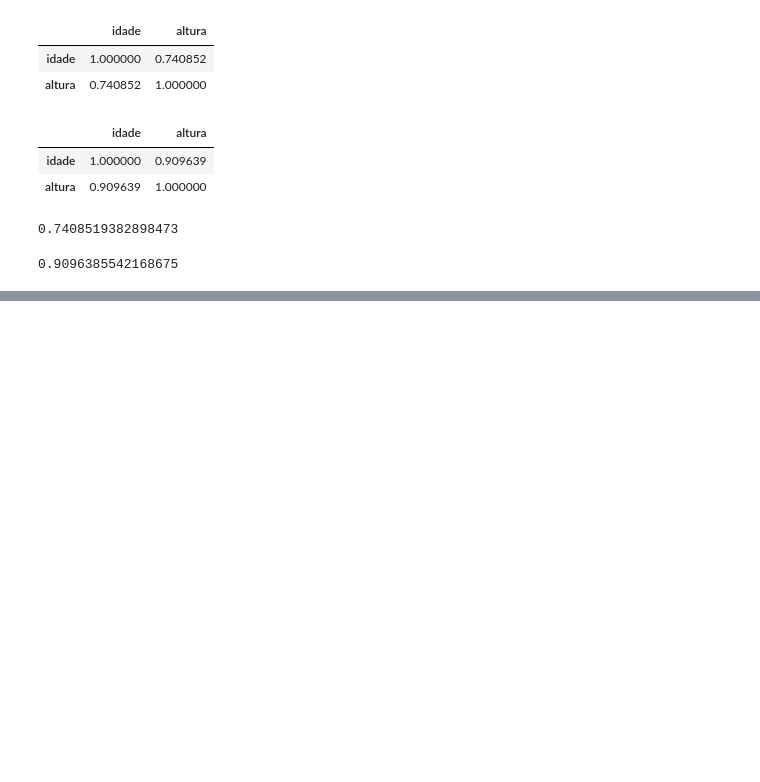
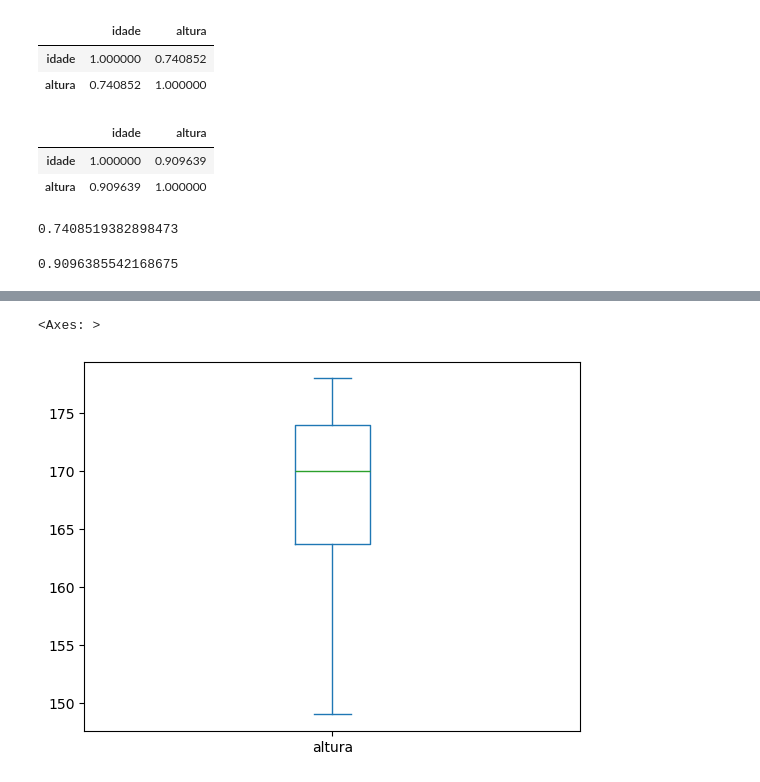
Before and after one commit to JaynneLino/pandas_course_Udemy, a Jupyter notebook: estatistica/estatistica.ipynb, the cells around one changed output, grey strips where cells are left out. Saved outputs shown, nothing was run; the diff lists cells and outputs as text; code cells hidden in the pictures; blank space fills up the shorter version.

```diff
--- a/estatistica/estatistica.ipynb
+++ b/estatistica/estatistica.ipynb
@@ -207,0 +228,5 @@ df["altura"].corr(df["idade"], method="spearman")
+# %%
+df.altura.plot.box()
+# %% [output]
+<Axes: >
+[figure, added]
```
Also changed, not shown: parts of 21 cells of this notebook.
